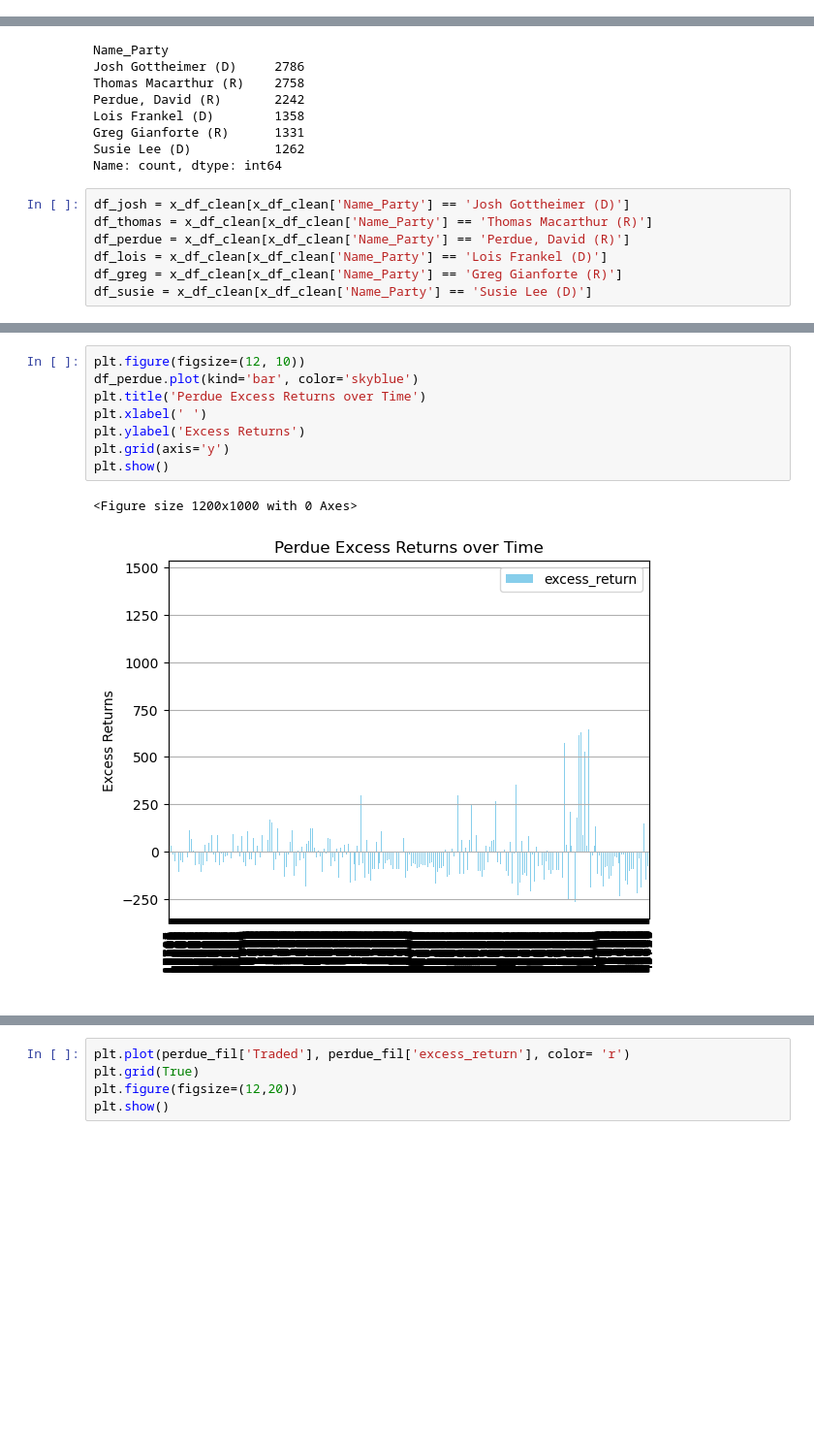
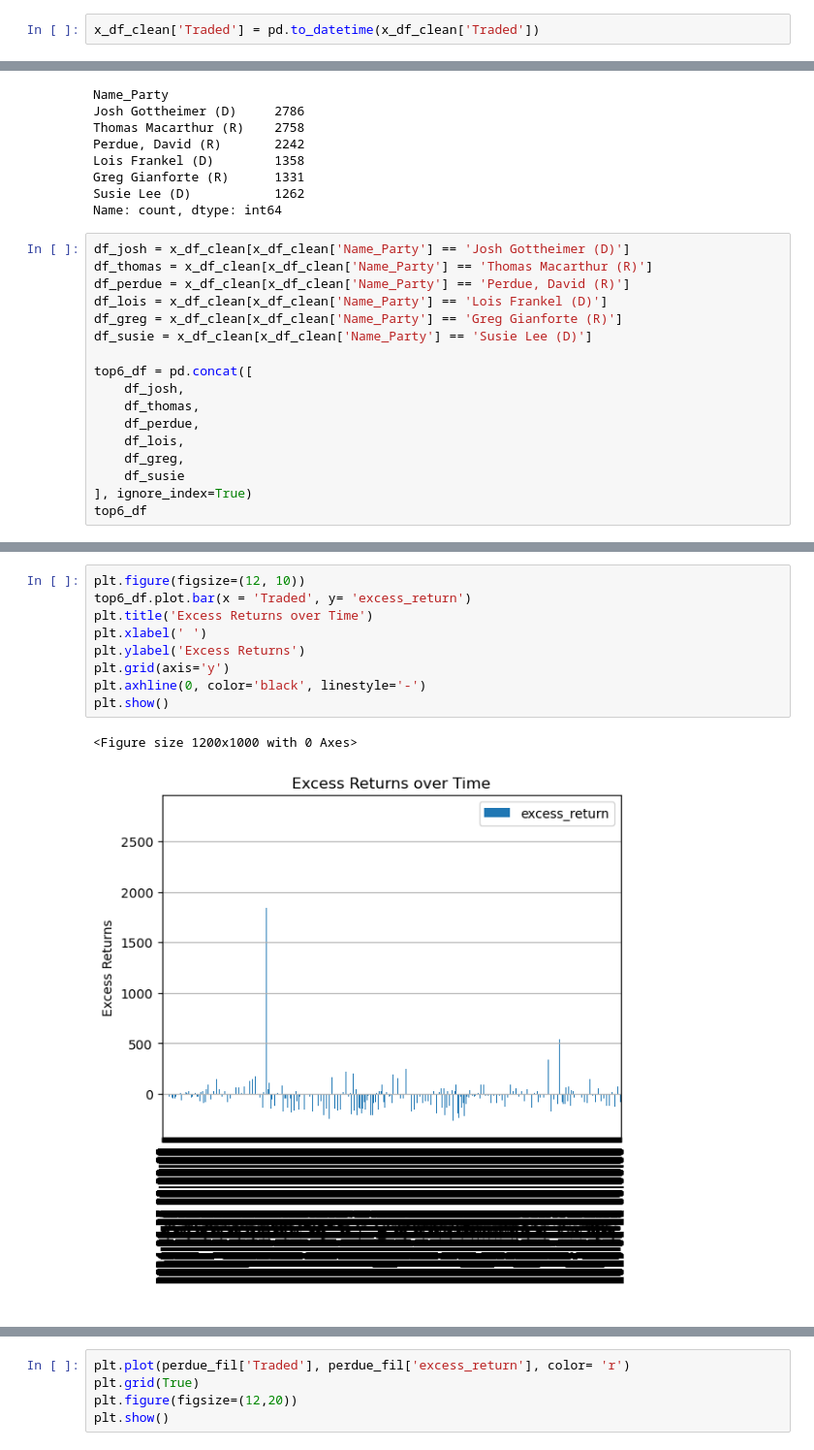
Before and after one commit to tsjohns9/ai-project-1, a Jupyter notebook: shayne.ipynb, the cells around one changed output, grey strips where cells are left out. Shown: that part at 97% size. Drawn from its saved outputs; the diff is of its cells as text; blank space fills up the shorter version.

Commit message:
cleaning up the code.

```diff
--- a/shayne.ipynb
+++ b/shayne.ipynb
@@ -70,3 +70,5 @@ display(x_df_clean.tail())
 | 47268 | Mr. Alan S. Lowenthal | D | KANSAS CITY SOUTHERN | 2012-06-06 | Purchase | $1,001 - $15,000 | 89.238230 |
 | 47269 | Mr. Alan S. Lowenthal | D | EL PASO CORPORATION PREFERRED STOCK | 2012-03-20 | Sale | $1,001 - $15,000 | NaN |
 | 47270 | Mr. Alan S. Lowenthal | D | EL PASO CORPORATION PREFERRED STOCK | 2012-02-27 | Sale | $1,001 - $15,000 | NaN |
+# %%
+x_df_clean['Traded'] = pd.to_datetime(x_df_clean['Traded'])
@@ -167,3 +175,13 @@ df_perdue = x_df_clean[x_df_clean['Name_Party'] == 'Perdue, David (R)']
 df_lois = x_df_clean[x_df_clean['Name_Party'] == 'Lois Frankel (D)']
 df_greg = x_df_clean[x_df_clean['Name_Party'] == 'Greg Gianforte (R)']
 df_susie = x_df_clean[x_df_clean['Name_Party'] == 'Susie Lee (D)']
+
+top6_df = pd.concat([
+    df_josh,
+    df_thomas,
+    df_perdue,
+    df_lois,
+    df_greg,
+    df_susie
+], ignore_index=True)
+top6_df
@@ -179,11 +202,12 @@ display(df_perdue.head())
 # %%
 plt.figure(figsize=(12, 10))
-df_perdue.plot(kind='bar', color='skyblue')
-plt.title('Perdue Excess Returns over Time')
+top6_df.plot.bar(x = 'Traded', y= 'excess_return')
+plt.title('Excess Returns over Time')
 plt.xlabel(' ')
 plt.ylabel('Excess Returns')
 plt.grid(axis='y')
+plt.axhline(0, color='black', linestyle='-')
 plt.show()
 # %% [output]
 <Figure size 1200x1000 with 0 Axes>
-[figure, old version]
+[figure, new version]
```
Also changed, not shown: parts of 22 cells of this notebook.
